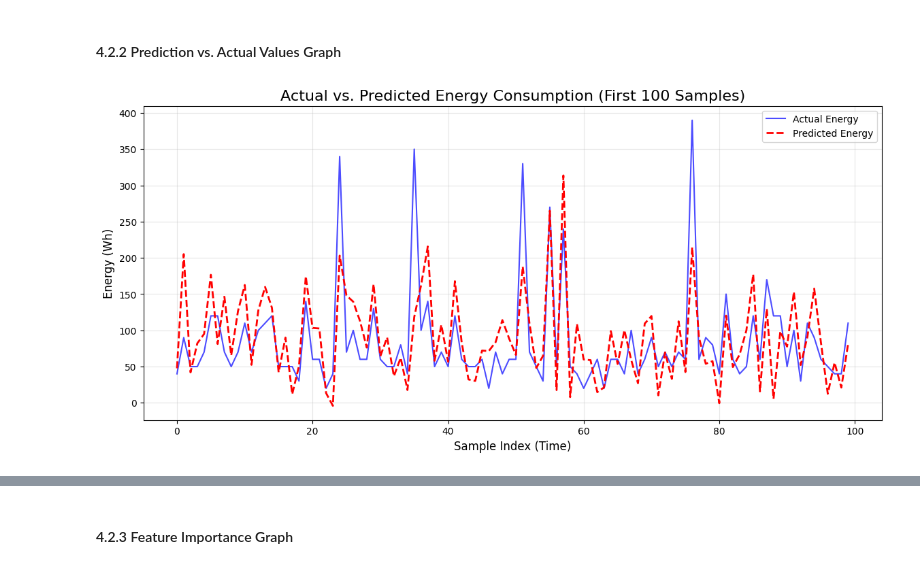
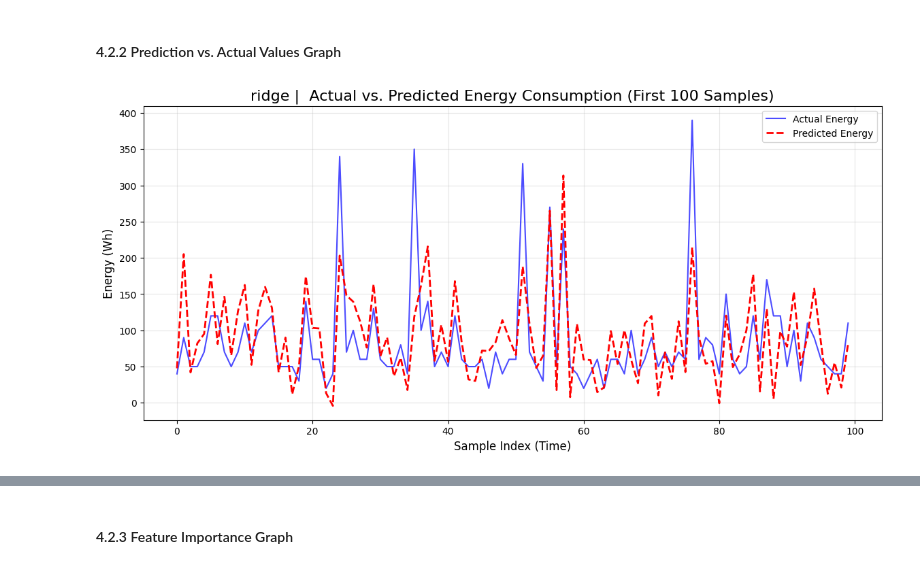
Before and after one commit to KayloPortal/kaggle_appliances_energy_prediction, a Jupyter notebook: experiment.ipynb, the cells around one changed output, grey strips where cells are left out. Drawn from its saved outputs; the diff is of its cells as text; code cells hidden in the pictures.

Commit message:
actual vs. predicted value graph

```diff
--- a/experiment.ipynb
+++ b/experiment.ipynb
@@ -773,7 +773,7 @@ The model has much higher accuracy when the predicted energy is between 0 and 70
 # %% [markdown]
 #### 4.2.2 Prediction vs. Actual Values Graph
 # %%
-def plot_prediction_vs_actual(y_test, y_pred, num_samples=100):
+def plot_prediction_vs_actual(y_test, y_pred, num_samples=100, title=""):
     """
     Plots a subset of predictions vs actuals to visualize tracking performance.
     """
@@ -783,7 +783,7 @@ def plot_prediction_vs_actual(y_test, y_pred, num_samples=100):
     plt.plot(range(num_samples), y_test[:num_samples], label='Actual Energy', color='blue', alpha=0.7)
     plt.plot(range(num_samples), y_pred[:num_samples], label='Predicted Energy', color='red', linestyle='--', linewidth=2)
 
-    plt.title(f'Actual vs. Predicted Energy Consumption (First {num_samples} Samples)', fontsize=16)
+    plt.title(f'{title} Actual vs. Predicted Energy Consumption (First {num_samples} Samples)', fontsize=16)
     plt.xlabel('Sample Index (Time)', fontsize=12)
     plt.ylabel('Energy (Wh)', fontsize=12)
     plt.legend()
@@ -791,6 +791,6 @@ def plot_prediction_vs_actual(y_test, y_pred, num_samples=100):
     plt.show()
 # %%
 y_pred = ridge.pipeline.predict(ridge.X_test)
-plot_prediction_vs_actual(ridge.y_test, y_pred)
+plot_prediction_vs_actual(ridge.y_test, y_pred, title="ridge | ")
 # %% [output]
-[figure, old version]
+[figure, new version]
```
Also changed, not shown: parts of 2 cells of this notebook.
